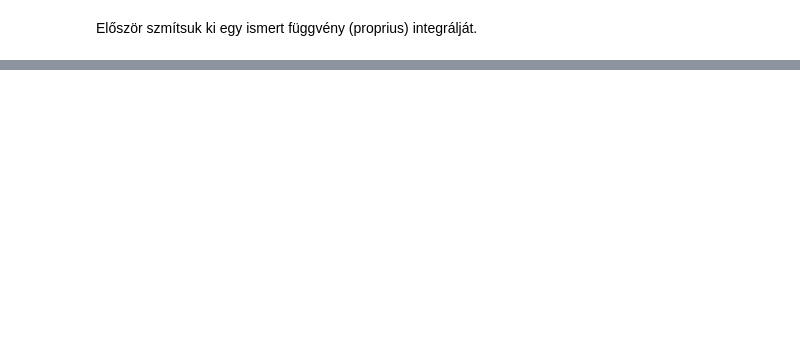
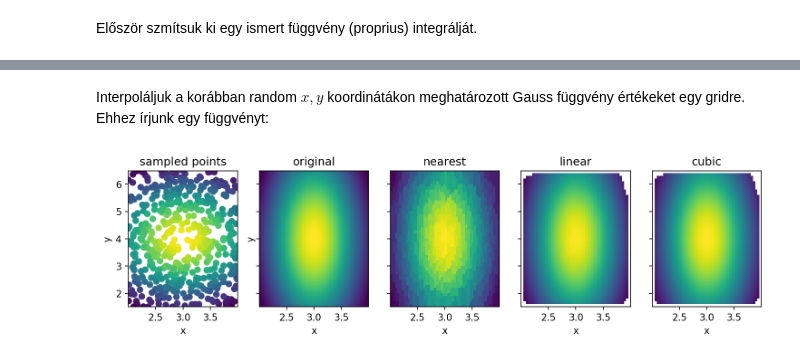
Before and after one commit to bozso/python_course, a Jupyter notebook: notebooks/hu/05_scipy.ipynb, the cells around one changed output, grey strips where cells are left out. Drawn from its saved outputs; the diff is of its cells as text; code cells hidden in the pictures; blank space fills up the shorter version.

```diff
--- a/notebooks/hu/05_scipy.ipynb
+++ b/notebooks/hu/05_scipy.ipynb
@@ -608,0 +585,2 @@ plt.scatter(xr, yr, c=val1);
+# %%
+gy, gx = np.mgrid[5:0:-1, 0:6]
@@ -608,0 +603,2 @@ plt.scatter(xr, yr, c=val1);
+# %% [markdown]
+Interpoláljuk a korábban random $x,y$ koordinátákon meghatározott Gauss függvény értékeket egy gridre. Ehhez írjunk egy függvényt:
@@ -608,0 +628,54 @@ plt.scatter(xr, yr, c=val1);
+# %%
+
+# minimum és maximum függvényértékek
+vmin, vmax = f.min(), f.max()
+
+# grid készítése, mely olyan koordinátaértékeket tartalmaz, melyek belül vannak
+# az x és y tartományon
+gy, gx = np.mgrid[
+    extent[2]:extent[3]:50j,
+    extent[0]:extent[1]:50j,
+]
+
+# al ábrák készítése
+fig, axes = plt.subplots(
+    nrows=1, # 1 sor
+    ncols=5, # 2 oszlop
+    sharey=True, # y tengely közös használata
+    dpi=150,
+    figsize=(12,5),
+)
+
+axes = axes.flatten()
+
+# eredeti pontok kirajzolása
+axe = axes[0]
+
+axe.scatter(x, y, c=f)
+axe.set_title("sampled points")
+axe.set_xlabel("x")
+axe.set_ylabel("y")
+axe.set_aspect(0.5)
+axe.set_xlim(extent[0], extent[1])
+axe.set_ylim(extent[2], extent[3])
+
+axe = axes[1]
+
+axe.imshow(gauss_spec(gx, gy).T, extent=extent, origin='lower', vmin=vmin, vmax=vmax)
+axe.set_title("original")
+axe.set_xlabel("x")
+axe.set_ylabel("y")
+axe.set_aspect(0.5)
+axe.set_xlim(extent[0], extent[1])
+axe.set_ylim(extent[2], extent[3])
+
+
+methods = ("nearest", "linear", "cubic")
+
+for axe, method in zip(axes[2:], methods):
+    plot_intp(axe, x, y, f, method, gx, gy,
+              vmin=vmin, # színskála beszórítása eredeti minimum
+              vmax=vmax  # és maximum értékek közé
+             )
+# %% [output]
+[figure, added]
```
Also changed, not shown: parts of 109 cells of this notebook.
